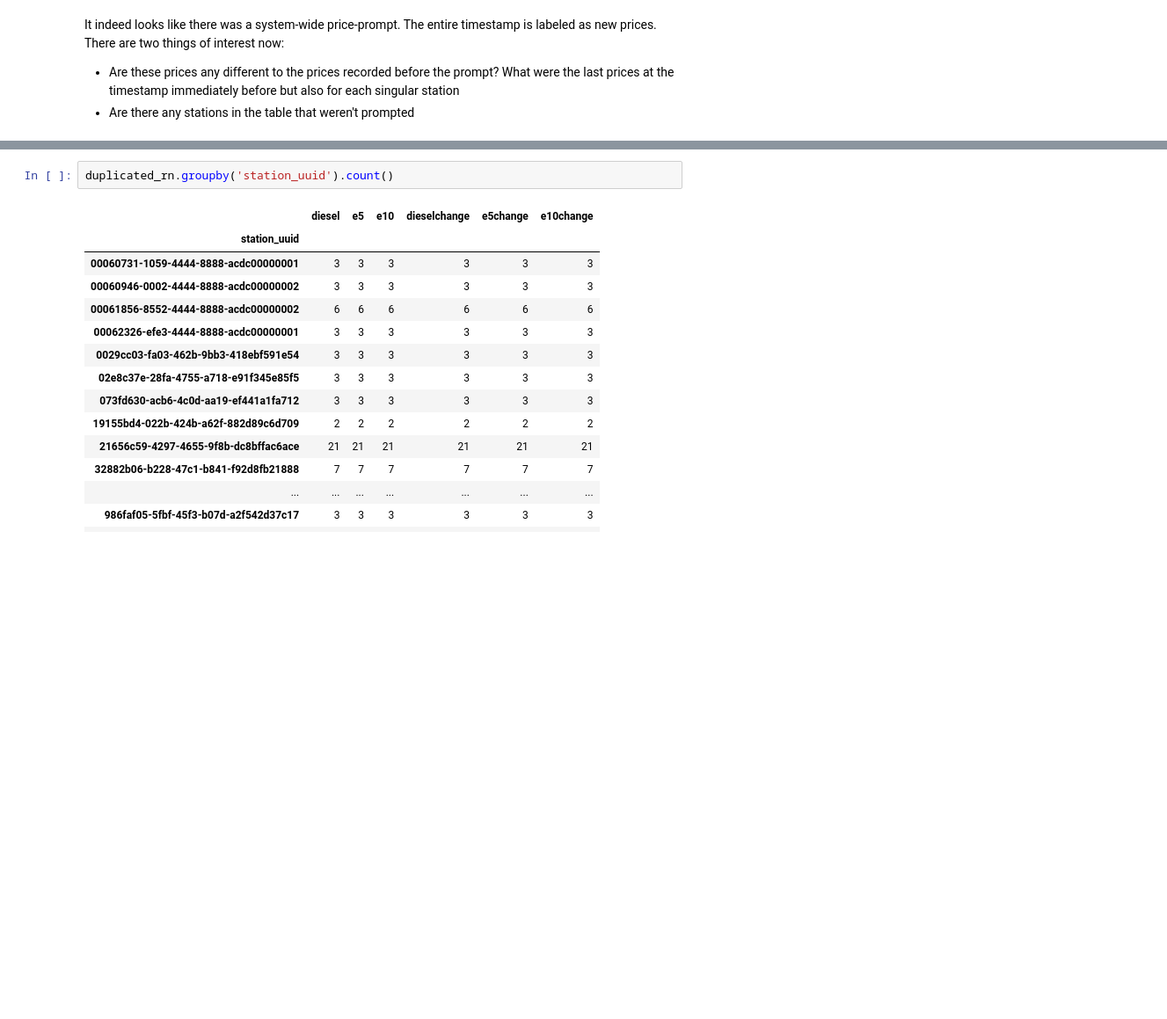
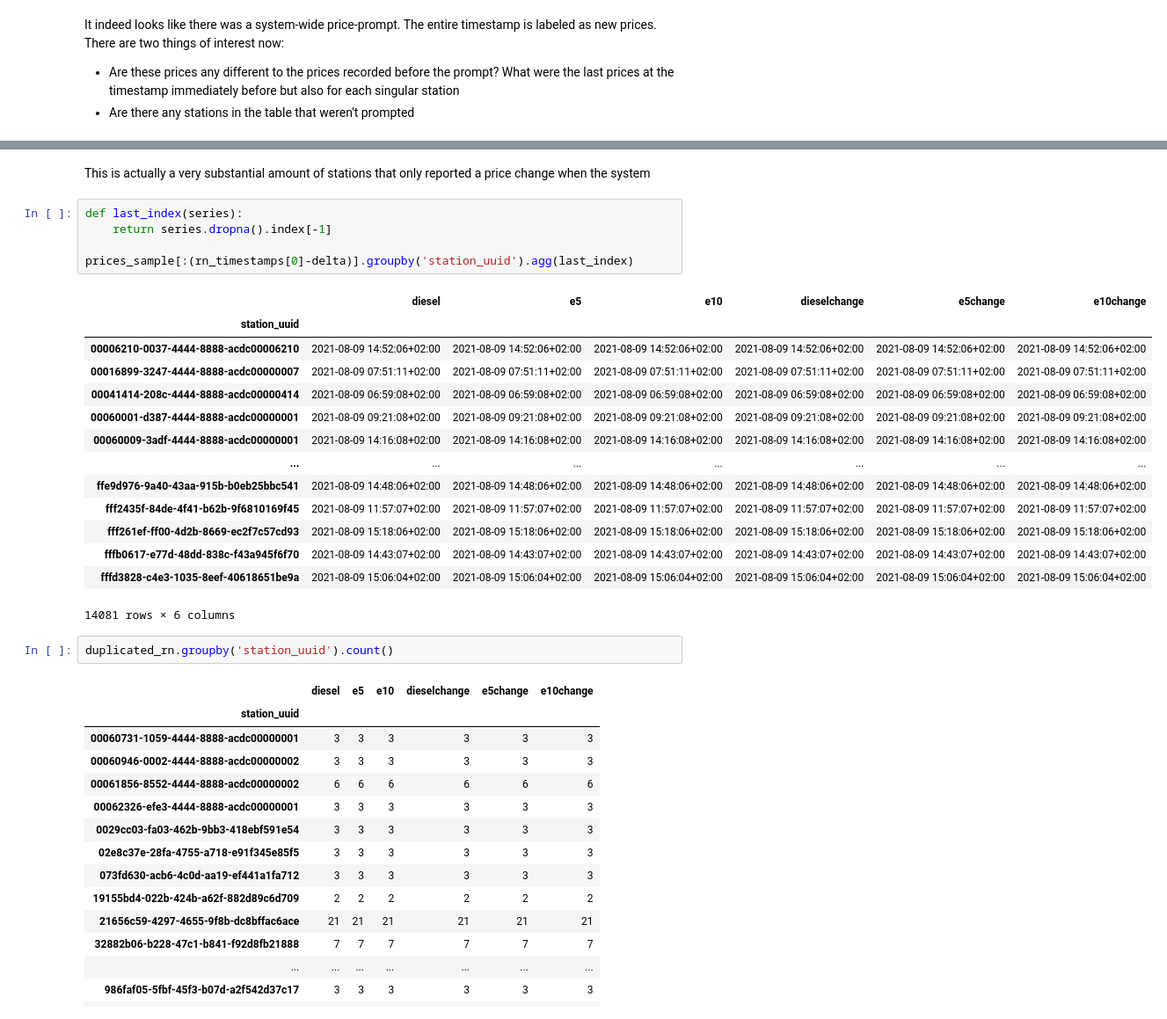
Before and after one commit to petrol-price-predictor/jurassic-juice-juggler, a Jupyter notebook: eda_prices.ipynb, the cells around one changed output, grey strips where cells are left out. Shown at 88% size. Drawn from its saved outputs; the diff is of its cells as text; blank space fills up the shorter version.

```diff
--- a/eda_prices.ipynb
+++ b/eda_prices.ipynb
@@ -189,3 +308,25 @@ As it turns out, the timestamp before the mass-report of new values was just a r
+# %% [markdown]
+This is actually a very substantial amount of stations that only reported a price change when the system
+# %%
+def last_index(series):
+    return series.dropna().index[-1]
+
+prices_sample[:(rn_timestamps[0]-delta)].groupby('station_uuid').agg(last_index)
+# %% [output]
+|  | diesel | e5 | e10 | dieselchange | e5change | e10change |
+| station_uuid |  |  |  |  |  |  |
+| 00006210-0037-4444-8888-acdc00006210 | 2021-08-09 14:52:06+02:00 | 2021-08-09 14:52:06+02:00 | 2021-08-09 14:52:06+02:00 | 2021-08-09 14:52:06+02:00 | 2021-08-09 14:52:06+02:00 | 2021-08-09 14:52:06+02:00 |
+| 00016899-3247-4444-8888-acdc00000007 | 2021-08-09 07:51:11+02:00 | 2021-08-09 07:51:11+02:00 | 2021-08-09 07:51:11+02:00 | 2021-08-09 07:51:11+02:00 | 2021-08-09 07:51:11+02:00 | 2021-08-09 07:51:11+02:00 |
+| 00041414-208c-4444-8888-acdc00000414 | 2021-08-09 06:59:08+02:00 | 2021-08-09 06:59:08+02:00 | 2021-08-09 06:59:08+02:00 | 2021-08-09 06:59:08+02:00 | 2021-08-09 06:59:08+02:00 | 2021-08-09 06:59:08+02:00 |
+| 00060001-d387-4444-8888-acdc00000001 | 2021-08-09 09:21:08+02:00 | 2021-08-09 09:21:08+02:00 | 2021-08-09 09:21:08+02:00 | 2021-08-09 09:21:08+02:00 | 2021-08-09 09:21:08+02:00 | 2021-08-09 09:21:08+02:00 |
+| 00060009-3adf-4444-8888-acdc00000001 | 2021-08-09 14:16:08+02:00 | 2021-08-09 14:16:08+02:00 | 2021-08-09 14:16:08+02:00 | 2021-08-09 14:16:08+02:00 | 2021-08-09 14:16:08+02:00 | 2021-08-09 14:16:08+02:00 |
+| ... | ... | ... | ... | ... | ... | ... |
+| ffe9d976-9a40-43aa-915b-b0eb25bbc541 | 2021-08-09 14:48:06+02:00 | 2021-08-09 14:48:06+02:00 | 2021-08-09 14:48:06+02:00 | 2021-08-09 14:48:06+02:00 | 2021-08-09 14:48:06+02:00 | 2021-08-09 14:48:06+02:00 |
+| fff2435f-84de-4f41-b62b-9f6810169f45 | 2021-08-09 11:57:07+02:00 | 2021-08-09 11:57:07+02:00 | 2021-08-09 11:57:07+02:00 | 2021-08-09 11:57:07+02:00 | 2021-08-09 11:57:07+02:00 | 2021-08-09 11:57:07+02:00 |
+| fff261ef-ff00-4d2b-8669-ec2f7c57cd93 | 2021-08-09 15:18:06+02:00 | 2021-08-09 15:18:06+02:00 | 2021-08-09 15:18:06+02:00 | 2021-08-09 15:18:06+02:00 | 2021-08-09 15:18:06+02:00 | 2021-08-09 15:18:06+02:00 |
+| fffb0617-e77d-48dd-838c-f43a945f6f70 | 2021-08-09 14:43:07+02:00 | 2021-08-09 14:43:07+02:00 | 2021-08-09 14:43:07+02:00 | 2021-08-09 14:43:07+02:00 | 2021-08-09 14:43:07+02:00 | 2021-08-09 14:43:07+02:00 |
+| fffd3828-c4e3-1035-8eef-40618651be9a | 2021-08-09 15:06:04+02:00 | 2021-08-09 15:06:04+02:00 | 2021-08-09 15:06:04+02:00 | 2021-08-09 15:06:04+02:00 | 2021-08-09 15:06:04+02:00 | 2021-08-09 15:06:04+02:00 |
+14081 rows × 6 columns
 # %%
 duplicated_rn.groupby('station_uuid').count()
 # %% [output]
```
Also changed, not shown: parts of 13 cells of this notebook, 1 other file.
